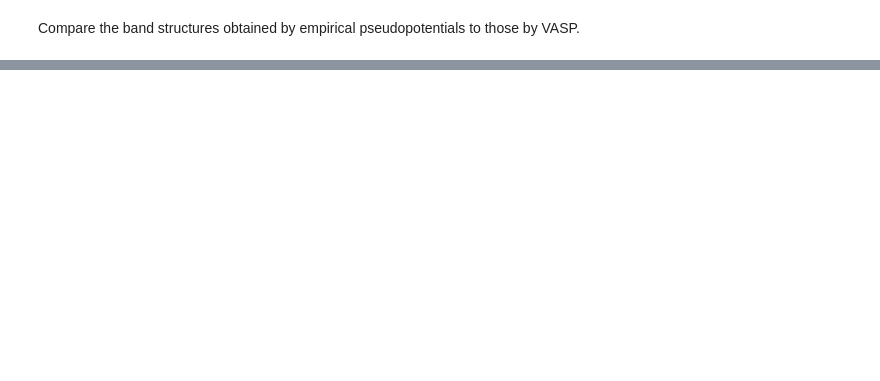
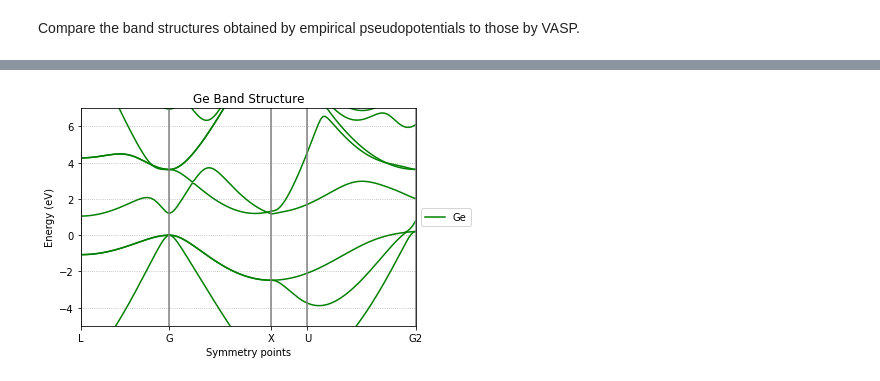
Before and after one commit to jerjorg/bzi_3D, a Jupyter notebook: notebooks/PP Plots.ipynb, the cells around one changed output, grey strips where cells are left out. Cells and saved outputs as stored; diff of their text form; code cells hidden in the pictures; blank space fills up the shorter version.

```diff
--- a/notebooks/PP Plots.ipynb
+++ b/notebooks/PP Plots.ipynb
@@ -19,0 +25,15 @@ Al_P = EmpiricalPP(lattice, Al_pff, Al_cutoff, Al_atomic_basis)
+# %%
+Ge_energy_shift = Ge_PP.eval([0.]*3,10)[1]
+Ge_PP.lattice.symmetry_paths = [["L", "G"],["G", "X"],["X", "U"],["U", "G2"]]
+Ge_args = {"materials_list": ["Ge"],
+           "PPlist": [Ge_PP],
+           "PPargs_list": [{}],
+           "lattice": Ge_lattice,
+           "npts": 50,
+           "neigvals": 10,
+           "energy_shift": Ge_energy_shift,
+           "energy_limits": [-5,7]}
+
+plot_band_structure(**Ge_args)
+# %% [output]
+[figure, added]
```
Also changed, not shown: parts of 25 cells of this notebook, 7 other files.
